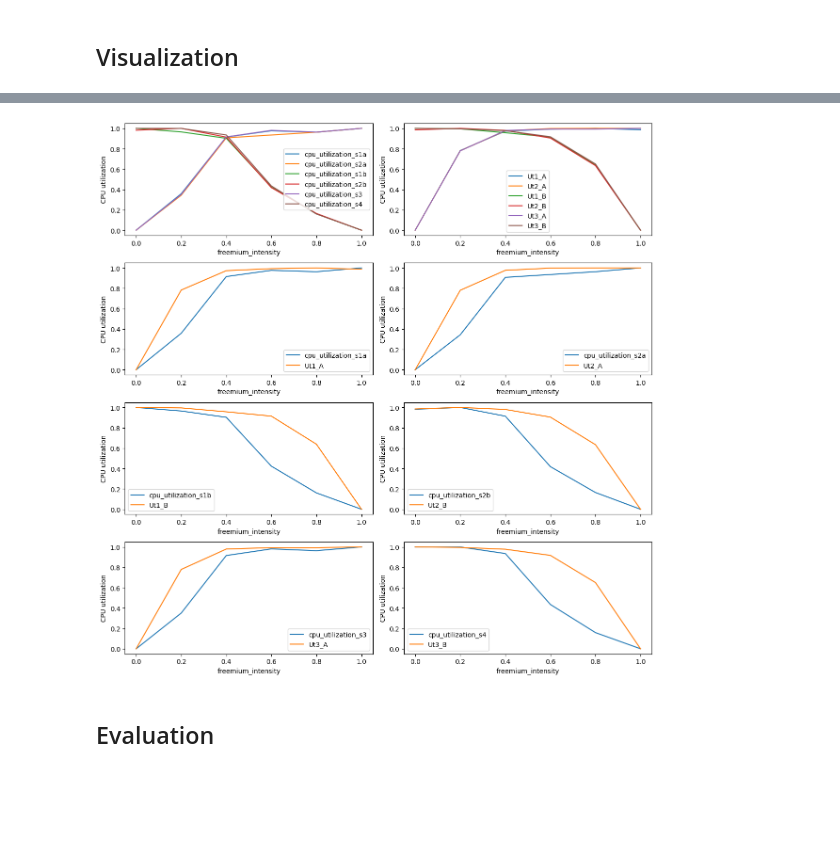
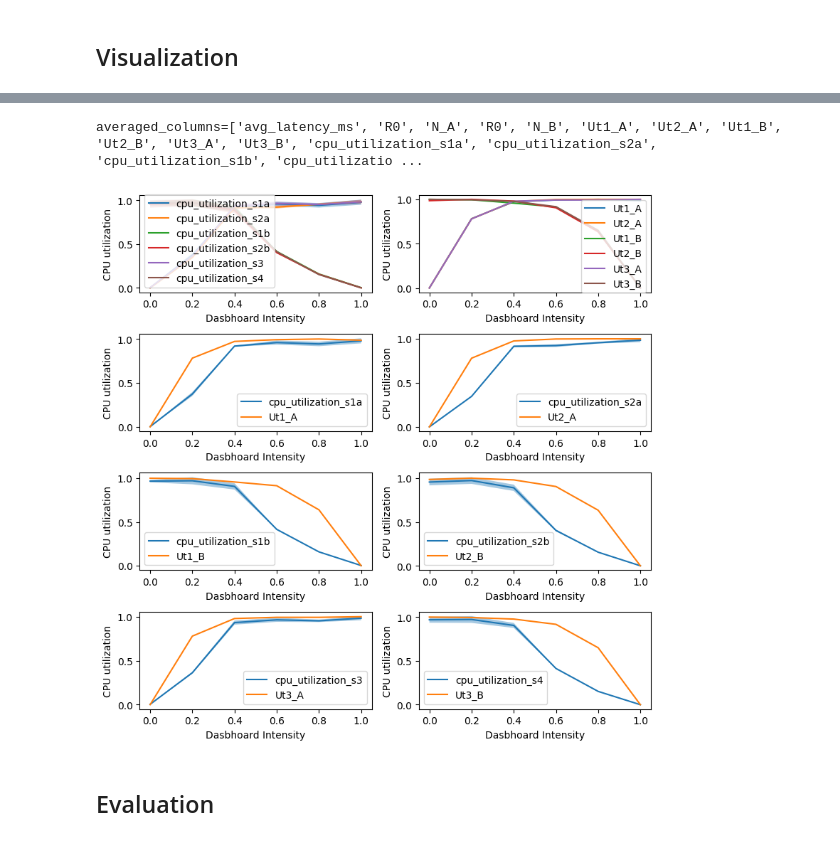
Before and after one commit to wmeijer221/muBench-experiment, a Jupyter notebook: gssi_experiment/pipes_and_filters/pipes_and_filters_separated/analysis_singular.ipynb, the cells around one changed output, grey strips where cells are left out. Saved outputs shown, nothing was run; the diff lists cells and outputs as text; code cells hidden in the pictures; blank space fills up the shorter version.

```diff
--- a/gssi_experiment/pipes_and_filters/pipes_and_filters_separated/analysis_singular.ipynb
+++ b/gssi_experiment/pipes_and_filters/pipes_and_filters_separated/analysis_singular.ipynb
@@ -79,10 +82,6 @@ intensity_key = "freemium_intensity"
 # %% [markdown]
 ## Dataframe creation
 # %%
-import gssi_experiment.util.util as util
-
-import gssi_experiment.util.prometheus_raw_data_helper as prom_raw_data_helper
-
 TIME_FORMAT = "%Y-%m-%dT%H:%M:%S.000Z"
 TIMEFORMAT_2 = "%Y-%m-%d %H:%M:%S"
 
@@ -123,6 +122,8 @@ def get_data_points() -> typing.Iterator:
             avg_latency,
             cpu_limit,
             replicas,
+            metadata["start_time"],
+            metadata["end_time"],
             *utilization_data,
         ]
         yield data_point
@@ -135,6 +136,8 @@ cols = [
     "avg_latency_ms",
     "cpu_limit",
     "replicas",
+    "experiment_start_time",
+    "experiment_end_time",
 ]
 cpu_util_format = "cpu_utilization_{service}"
 cpu_columns = [cpu_util_format.format(service=service) for service in service_cols]
@@ -163,7 +172,16 @@ df
 # %%
-pinc_df = synth_df[
-    ["N_A", "R0", "N_B", "Ut1_A", "Ut2_A", "Ut1_B", "Ut2_B", "Ut3_A", "Ut3_B"]
+synth_cpu_cols = [
+    "N_A",
+    "R0",
+    "N_B",
+    "Ut1_A",
+    "Ut2_A",
+    "Ut1_B",
+    "Ut2_B",
+    "Ut3_A",
+    "Ut3_B",
 ]
+pinc_df = synth_df[synth_cpu_cols]
 pinc_df.loc[:, intensity_key] = pinc_df["N_A"] / (pinc_df["N_A"] + pinc_df["N_B"])
 pinc_df = pinc_df.drop("N_A", axis=1)
 
@@ -214,0 +215,7 @@ create_figure(df, "R0", "avg_latency_ms")
+# %%
+
+group_colums = [intensity_key]
+averaged_columns = ["avg_latency_ms", "R0", *synth_cpu_cols, *cpu_columns]
+avg_df = nb_helper.to_averaged_df(df, group_colums, averaged_columns)
+
+nb_helper.create_figure(avg_df, intensity_key, "R0", "avg_latency_ms")
@@ -439,30 +409,32 @@ plot_comparisons(comparison_tuples, df)
 # %%
 norm_df = pd.DataFrame()
 
 for col in df.select_dtypes(include="number").columns:
     min_x, max_x = min(df[col]), max(df[col])
     norm_df[col] = df[col].transform(lambda x: normalize(x, min_x, max_x))
 
 comparison_tuples = [
     (
         "cpu_utilization_s1a",
         "cpu_utilization_s2a",
         "cpu_utilization_s1b",
         "cpu_utilization_s2b",
         "cpu_utilization_s3",
         "cpu_utilization_s4",
     ),
     ("Ut1_A", "Ut2_A", "Ut1_B", "Ut2_B", "Ut3_A", "Ut3_B"),
     ("cpu_utilization_s1a", "Ut1_A"),
     ("cpu_utilization_s2a", "Ut2_A"),
     ("cpu_utilization_s1b", "Ut1_B"),
     ("cpu_utilization_s2b", "Ut2_B"),
     ("cpu_utilization_s3", "Ut3_A"),
     ("cpu_utilization_s4", "Ut3_B"),
 ]
-plot_comparisons(comparison_tuples, norm_df)
+avg_norm_df = nb_helper.to_averaged_df(norm_df, group_colums, averaged_columns)
+nb_helper.create_plot_comparisons(comparison_tuples, avg_norm_df, intensity_key)
 # %% [output]
+averaged_columns=['avg_latency_ms', 'R0', 'N_A', 'R0', 'N_B', 'Ut1_A', 'Ut2_A', 'Ut1_B', 'Ut2_B', 'Ut3_A', 'Ut3_B', 'cpu_utilization_s1a', 'cpu_utilization_s2a', 'cpu_utilization_s1b', 'cpu_utilizatio ...
-[figure, old version]
+[figure, new version]
 # %% [markdown]
 ## Evaluation
 # %%
```
Also changed, not shown: parts of 15 cells of this notebook, 5 other files.
